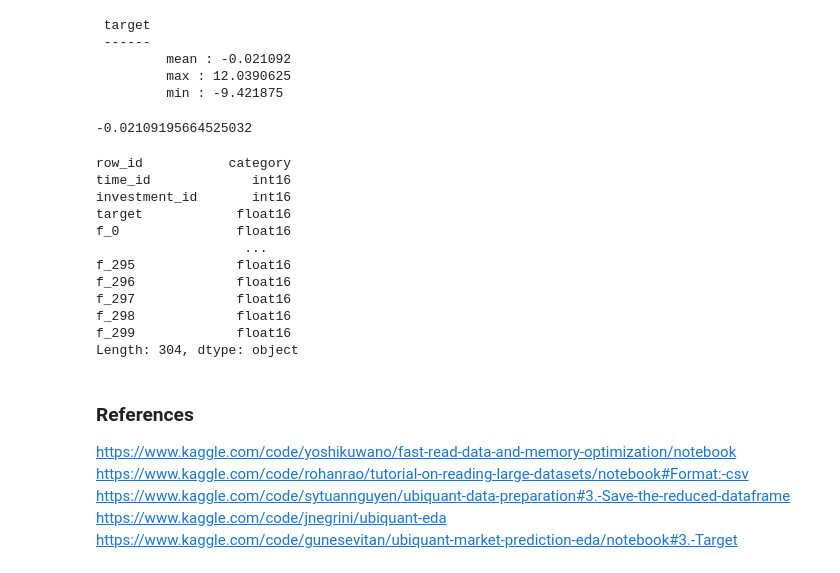
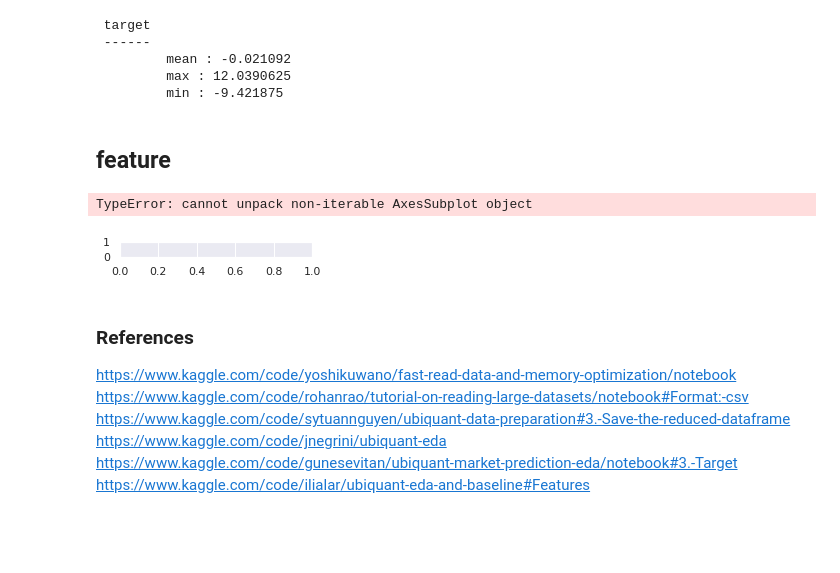
Before and after one commit to blackJJW/Kaggle, a Jupyter notebook: ubiquant.ipynb, the cells around one changed output. Saved outputs shown, nothing was run; the diff lists cells and outputs as text; code cells hidden in the pictures; blank space fills up the shorter version.

Commit message:
Kaggle Notebook | ubiquant_ | Version 3

```diff
--- a/ubiquant.ipynb
+++ b/ubiquant.ipynb
@@ -307,25 +308,22 @@ print(f"\t min : {train_df['target'].min()}")
          mean : -0.021092
          max : 12.0390625
          min : -9.421875
-# %%
-train_df['target'].astype(np.float32).mean()
-# %% [output]
--0.02109195664525032
-# %%
-train_df.dtypes
-# %% [output]
-row_id           category
-time_id             int16
-investment_id       int16
-target            float16
-f_0               float16
-                   ...
-f_295             float16
-f_296             float16
-f_297             float16
-f_298             float16
-f_299             float16
-Length: 304, dtype: object
+# %% [markdown]
+## feature
+# %%
+plt.figure(figsize=(20, 20))
+sns.set(font_scale=1)
+for i in tqdm(range(0, 300)):
+    f, axes = plt.subplot(60, 5, i+1)
+    f.set_size_inches((20, 15))
+    plt.subplots_adjust(wspace = 0.3, hspace = 0.3)
+    plt.hist(train_df[f"f_{i}"], bins=50)
+    plt.title(f"f_{i}")
+
+plt.show()
+# %% [output]
+TypeError: cannot unpack non-iterable AxesSubplot object
+[figure, added]
 # %% [markdown]
 ### References
 https://www.kaggle.com/code/yoshikuwano/fast-read-data-and-memory-optimization/notebook
@@ -333,3 +331,4 @@ https://www.kaggle.com/code/rohanrao/tutorial-on-reading-large-datasets/notebook
 https://www.kaggle.com/code/sytuannguyen/ubiquant-data-preparation#3.-Save-the-reduced-dataframe
 https://www.kaggle.com/code/jnegrini/ubiquant-eda
 https://www.kaggle.com/code/gunesevitan/ubiquant-market-prediction-eda/notebook#3.-Target
+https://www.kaggle.com/code/ilialar/ubiquant-eda-and-baseline#Features
```
Also changed, not shown: parts of 1 cell of this notebook.
